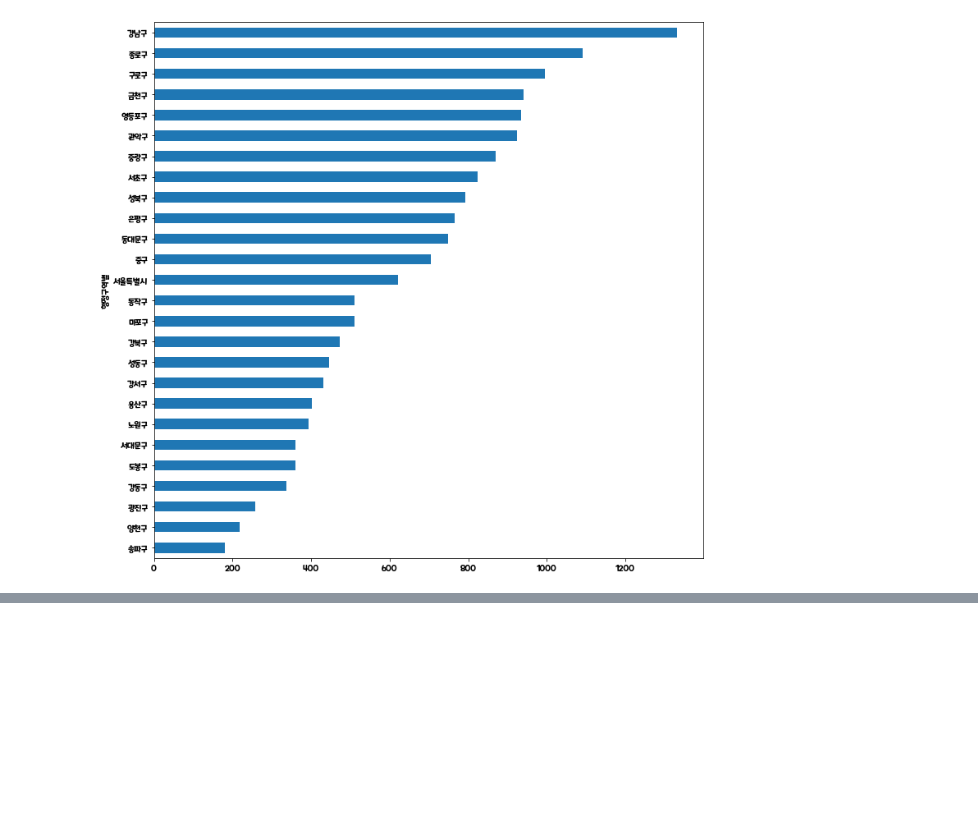
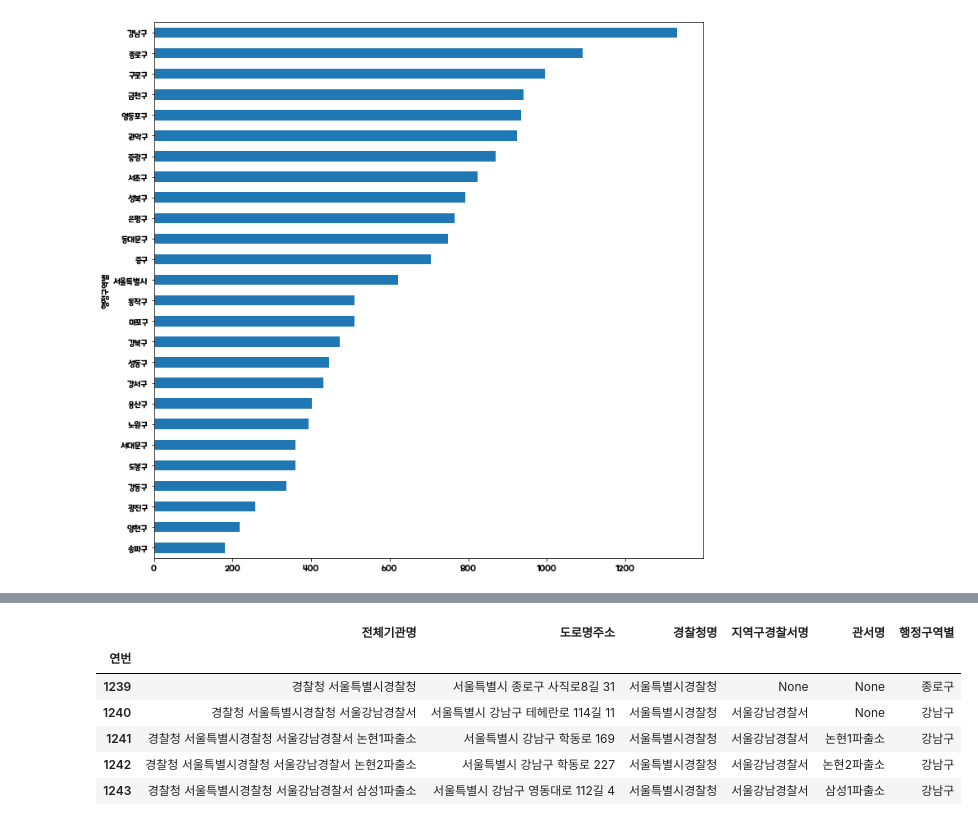
Before and after one commit to dlaghwls1104/ICU, a Jupyter notebook: CCTV_Seoul_Analysis.ipynb, the cells around one changed output, grey strips where cells are left out. Cells and saved outputs as stored; diff of their text form; code cells hidden in the pictures; blank space fills up the shorter version.

```diff
--- a/CCTV_Seoul_Analysis.ipynb
+++ b/CCTV_Seoul_Analysis.ipynb
@@ -89,0 +117,14 @@ plt.show()
+# %%
+location_list = police_substation_seoul["도로명주소"].str.split(" ", expand=True)
+location_list.rename(columns={1: "행정구역별"}, inplace=True)
+location_list = location_list["행정구역별"]
+police_substation_seoul = pd.concat([police_substation_seoul, location_list], axis = 1)
+police_substation_seoul.head()
+# %% [output]
+|  | 전체기관명 | 도로명주소 | 경찰청명 | 지역구경찰서명 | 관서명 | 행정구역별 |
+| 연번 |  |  |  |  |  |  |
+| 1239 | 경찰청 서울특별시경찰청 | 서울특별시 종로구 사직로8길 31 | 서울특별시경찰청 | None | None | 종로구 |
+| 1240 | 경찰청 서울특별시경찰청 서울강남경찰서 | 서울특별시 강남구 테헤란로 114길 11 | 서울특별시경찰청 | 서울강남경찰서 | None | 강남구 |
+| 1241 | 경찰청 서울특별시경찰청 서울강남경찰서 논현1파출소 | 서울특별시 강남구 학동로 169 | 서울특별시경찰청 | 서울강남경찰서 | 논현1파출소 | 강남구 |
+| 1242 | 경찰청 서울특별시경찰청 서울강남경찰서 논현2파출소 | 서울특별시 강남구 학동로 227 | 서울특별시경찰청 | 서울강남경찰서 | 논현2파출소 | 강남구 |
+| 1243 | 경찰청 서울특별시경찰청 서울강남경찰서 삼성1파출소 | 서울특별시 강남구 영동대로 112길 4 | 서울특별시경찰청 | 서울강남경찰서 | 삼성1파출소 | 강남구 |
```
Also changed, not shown: parts of 5 cells of this notebook.
